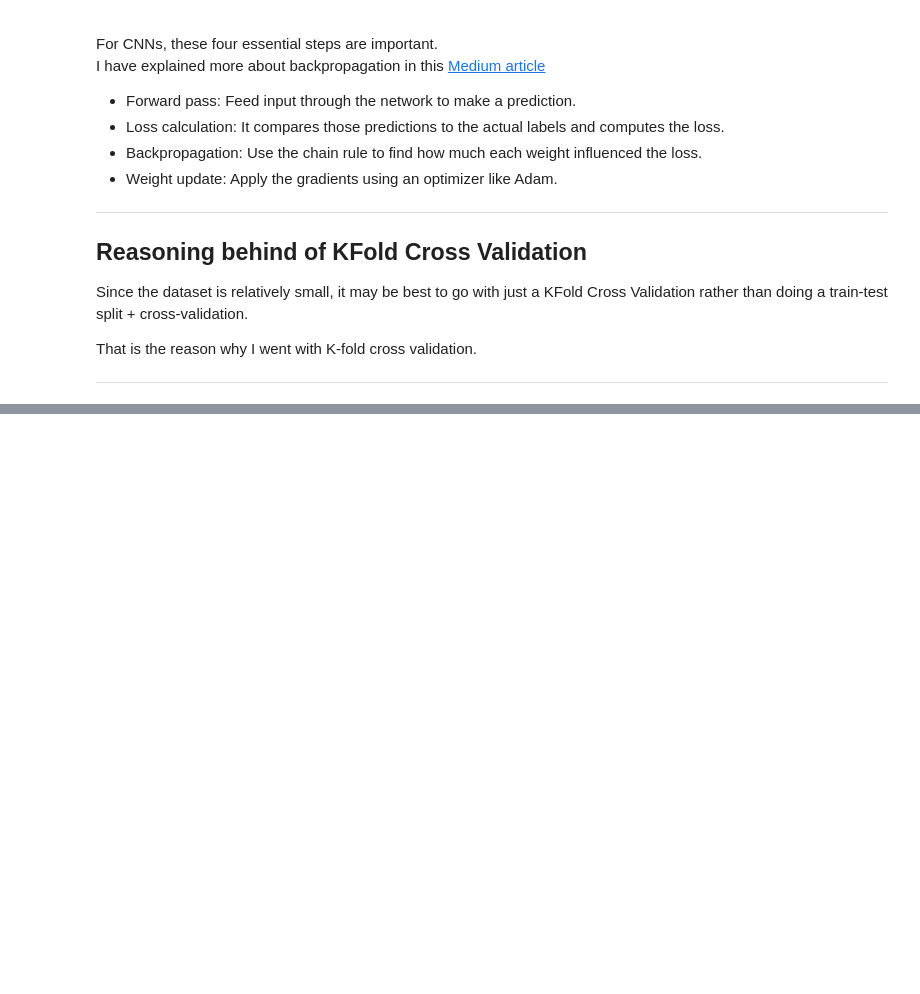
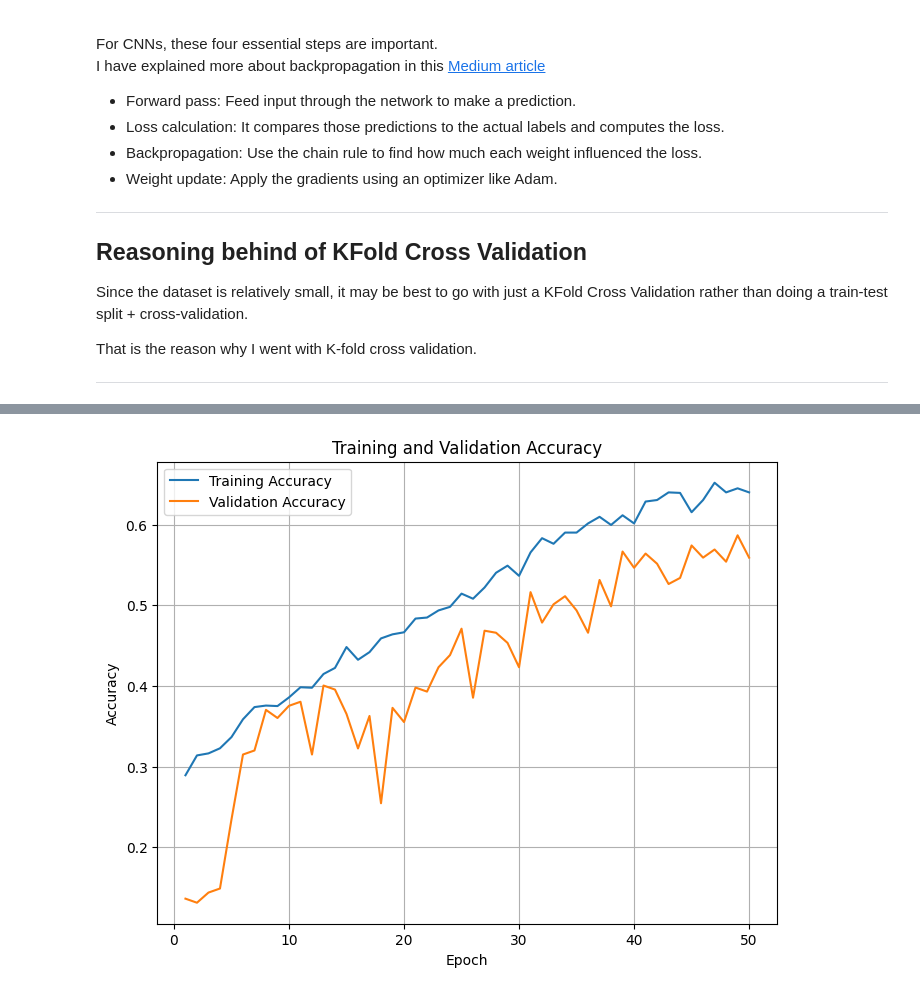
Before and after one commit to sahn1998/DATA-5322, a Jupyter notebook: HW3/model/multiclass_model.ipynb, the cells around one changed output, grey strips where cells are left out. Saved outputs shown, nothing was run; the diff lists cells and outputs as text; code cells hidden in the pictures; blank space fills up the shorter version.

```diff
--- a/HW3/model/multiclass_model.ipynb
+++ b/HW3/model/multiclass_model.ipynb
@@ -97,6 +96,8 @@ Here:
 # %%
 X = []
 y = []
+
+num_classes = 0
 
 with h5py.File(SPEC_FILE_PATH, 'r') as f:
     for label, key in enumerate(f.keys()):
@@ -104,6 +105,7 @@ with h5py.File(SPEC_FILE_PATH, 'r') as f:
         data = np.transpose(data, (2, 0, 1))  # shape = (N, 128, 517)
         X.append(data)
         y.append(np.full((data.shape[0],), label, dtype=np.int32))
+        num_classes += 1
 
 X = np.concatenate(X, axis=0)  # (N_total, 128, 517)
 y = np.concatenate(y)          # (N_total,)
@@ -112,4 +114,5 @@ X = np.expand_dims(X, axis=-1)  # (N_total, 128, 517, 1)
 
 print(f"X shape: {X.shape}")
 print(f"y shape: {y.shape}")
+print(num_classes)
 # %% [output]
@@ -241,6 +264,18 @@ def build_plot_training_history(history, path, tag):
     plt.savefig(f'{path}/{tag}_loss.png')
     plt.show()
     plt.close()
+
+def plot_cm(cm, path, tag):
+    plt.figure(figsize=(8, 6))
+    sns.heatmap(cm, annot=True, fmt='d', cmap='Blues',
+                xticklabels=[f"Class {i}" for i in range(num_classes)],
+                yticklabels=[f"Class {i}" for i in range(num_classes)])
+    plt.xlabel('Predicted Labels')
+    plt.ylabel('True Labels')
+    plt.title('Confusion Matrix')
+    plt.tight_layout()
+    plt.savefig(f"{path}/{tag}_confusion_matrix.png")
+    plt.close()
 # %% [markdown]
 # Model Training and Evaluation Loop
 
@@ -336,0 +303,69 @@ for batch_size in BATCH_SIZE:
+# %%
+X_train, X_test, y_train, y_test = train_test_split(
+    X, y, stratify=y, test_size=0.2, shuffle=True
+)
+
+print("Train class distribution:", np.bincount(y_train))
+print("Test class distribution:", np.bincount(y_test))
+print(X_train.shape[1:])
+# Initialize model
+model = build_bird_multi_cnn_v1(num_classes=num_classes, input_shape=X_train.shape[1:], dropout_rate=0.3, learning_rate=0.0005)
+
+# Callbacks
+early_stopping = EarlyStopping(monitor="val_loss", patience=10, mode="min", restore_best_weights=True)
+reduce_lr = ReduceLROnPlateau(monitor="val_loss", factor=0.5, patience=5, min_lr=1e-6, verbose=1)
+
+# Train
+history_5layer = model.fit(
+    X_train, y_train,
+    validation_data=(X_test, y_test),
+    epochs=EPOCHS,
+    batch_size=64,
+    callbacks=[early_stopping, reduce_lr],
+    verbose=1
+)
+
+# Visualize training history (optional)
+result_path = "../output/multi-class_results"
+run_tag = f"5_layer_best_model_results"
+build_plot_training_history(history_5layer, result_path, run_tag)
+
+# Evaluate
+y_probs = model.predict(X_test)
+y_pred = np.argmax(y_probs, axis=1)
+y_true = y_test.flatten()
+
+# Confusion Matrix
+cm = confusion_matrix(y_true, y_pred)
+print("Confusion Matrix:\n", cm)
+
+# Save raw confusion matrix values
+cm_df = pd.DataFrame(cm, index=[f"Actual_{i}" for i in range(num_classes)],
+                         columns=[f"Predicted_{i}" for i in range(num_classes)])
+
+cm_csv_path = f"{result_path}/{run_tag}_confusion_matrix.csv"
+cm_df.to_csv(cm_csv_path)
+print(f"Confusion matrix saved to {cm_csv_path}")
+
+plot_cm(cm, result_path, run_tag)
+
+# Classification Report
+report = classification_report(y_true, y_pred, digits=4)
+print("Classification Report:\n", report)
+
+acc = accuracy_score(y_true, y_pred)
+prec = precision_score(y_true, y_pred, average='macro')
+rec = recall_score(y_true, y_pred, average='macro')
+f1 = f1_score(y_true, y_pred, average='macro')
+
+# Save results
+metrics = pd.DataFrame(columns=EVALUATION_METRICS)
+metrics.loc[run_tag] = [acc, prec, rec, f1]
+
+# Cleanup
+K.clear_session()
+del model
+gc.collect()
+
+display(metrics)
+# %% [output]
@@ -336,0 +393 @@ for batch_size in BATCH_SIZE:
+[figure, added]
```
Also changed, not shown: parts of 14 cells of this notebook, 2 other files.
